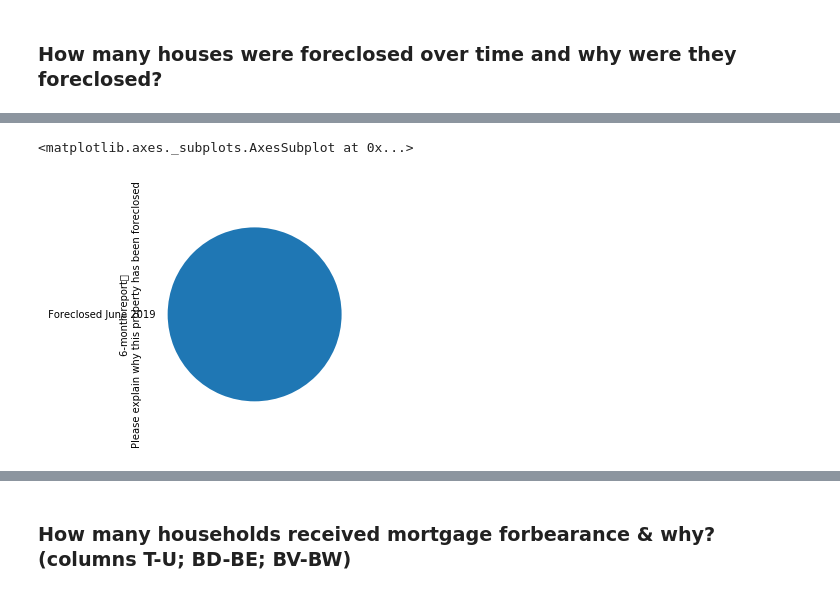
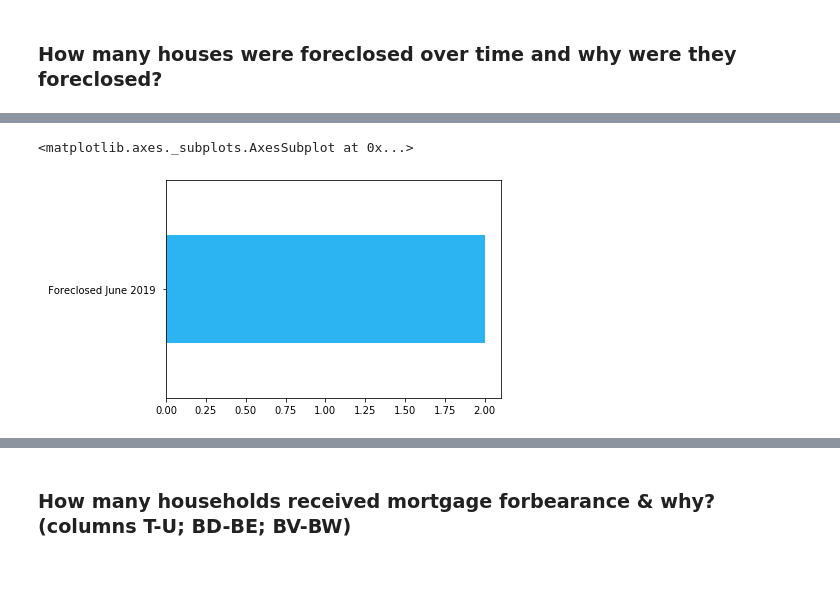
Before and after one commit to leahmealey/Mortgage-Relief-Infographic, a Jupyter notebook: Jake's Version of Mortgage Data.ipynb, the cells around one changed output, grey strips where cells are left out. Drawn from its saved outputs; the diff is of its cells as text; code cells hidden in the pictures.

```diff
--- a/Jake's Version of Mortgage Data.ipynb
+++ b/Jake's Version of Mortgage Data.ipynb
@@ -72,18 +66,19 @@ Name: 6-month report \r\nHas this property been foreclosed?, dtype: int64
 # %%
 #reason
 foreclosures = mortgagerelief["6-month report \r\nHas this property been foreclosed?"].str.lower().str.strip()
 foreclosures = foreclosures.fillna("no") #na = didn't foreclose
 foreclosures = foreclosures.replace({"na": "no", " deed-in-lieu ": "yes",
                                     "n/a": "no"})
 
 foreclosureIndices = foreclosures[foreclosures=="yes"].index #get the indices of foreclosures
 foreclosureReasons = mortgagerelief["6-month report\r\nPlease explain why this property has been foreclosed"]
 foreclosureReasons = foreclosureReasons.loc[[index for index in foreclosureIndices]] #isolate just the rows where foreclosed was "yes"
 foreclosureReasons = foreclosureReasons.value_counts()
-foreclosureReasons.plot.pie()
+foreclosureReasons.plot.barh(color=['#2CB3F2', '#0060BA', '#43B538', '#EB34C0', '#A3007E', '#FF6E0D'])
+#edit: no new information
 # %% [output]
 <matplotlib.axes._subplots.AxesSubplot at 0x...>
-[figure, old version]
+[figure, new version]
 # %%
 #12 month report
 foreclosures = mortgagerelief["12-month report \r\nHas this property been foreclosed?"].str.lower().str.strip()
```
Also changed, not shown: parts of 9 cells of this notebook.
